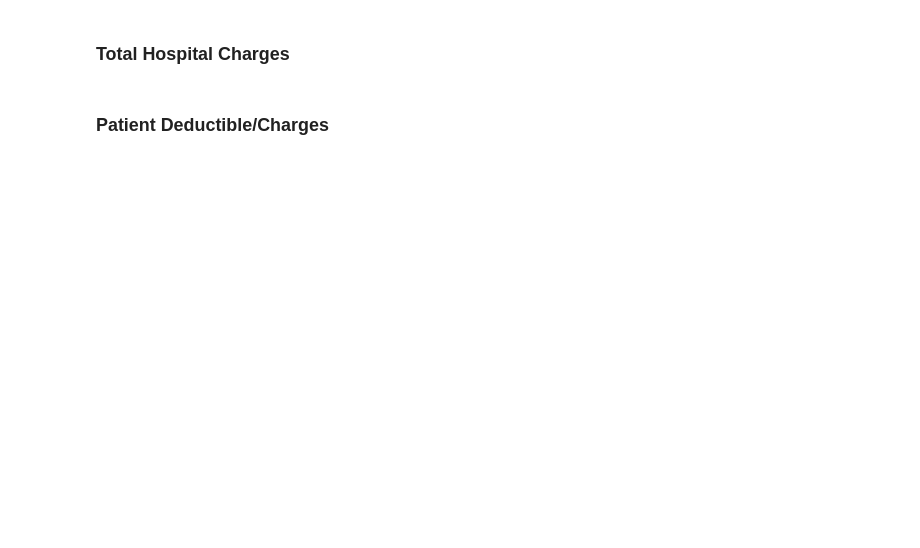
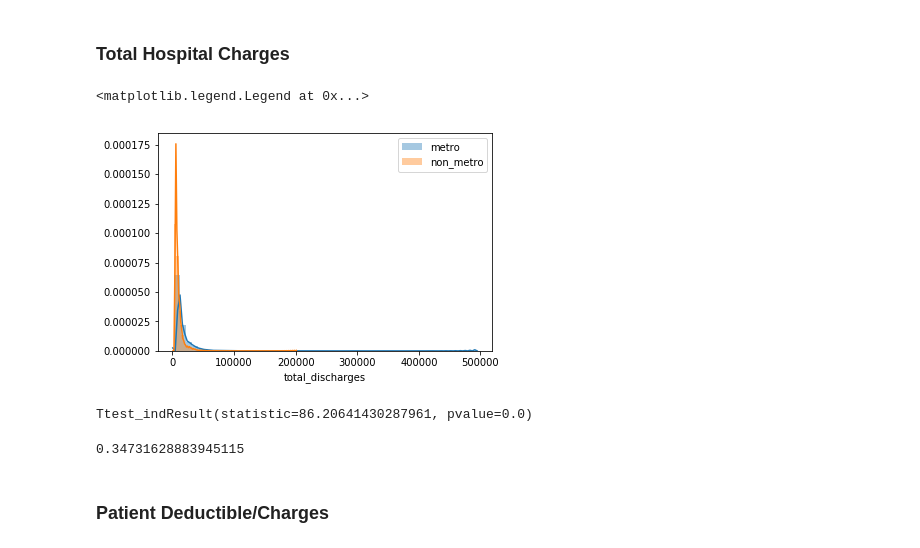
Before and after one commit to mrodzlgd/Mod3-Project-1, a Jupyter notebook: Working Notebook.ipynb, the cells around one changed output. Saved outputs shown, nothing was run; the diff lists cells and outputs as text; code cells hidden in the pictures; blank space fills up the shorter version.

```diff
--- a/Working Notebook.ipynb
+++ b/Working Notebook.ipynb
@@ -61,13 +355,17 @@ sum(clean_data.csi.isna())
 # %% [markdown]
 ### Total Hospital Charges
 # %%
-metro_charges = clean_data.loc[clean_data['csi'] == '1']['average_covered_charges']
+metro_charges = clean_data.loc[clean_data['csi'] == '1']['total_discharges']
 # %%
-non_metro_charges = clean_data.loc[clean_data['csi'] != '1']['average_covered_charges']
+non_metro_charges = clean_data.loc[clean_data['csi'] != '1']['total_discharges']
 # %%
 sns.distplot(metro_charges, label='metro')
 sns.distplot(non_metro_charges, label='non_metro')
 plt.legend()
-plt.xlim(left=0, right=500000)
+# %% [output]
+<matplotlib.legend.Legend at 0x...>
+[figure, added]
 # %%
 st.ttest_ind(metro_charges, non_metro_charges, equal_var=False)
+# %% [output]
+Ttest_indResult(statistic=86.20641430287961, pvalue=0.0)
@@ -91,2 +372,4 @@ plt.x_label = 'Average Hospital Charges'
 # %%
 Cohen_d(metro_charges, non_metro_charges)
+# %% [output]
+0.34731628883945115
```
Also changed, not shown: parts of 48 cells of this notebook, 5 other files.
